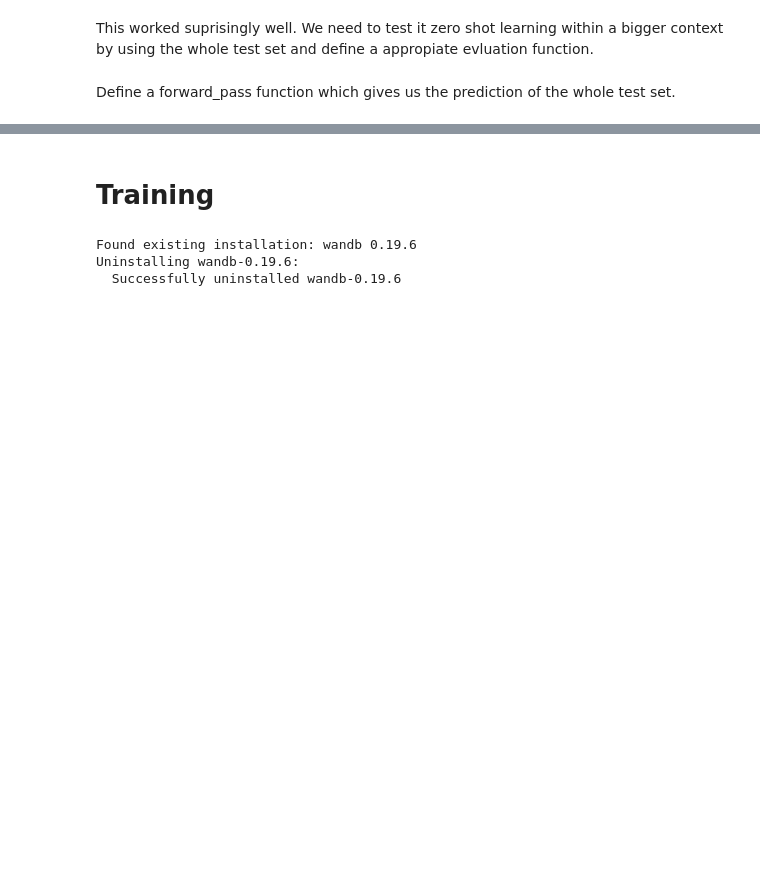
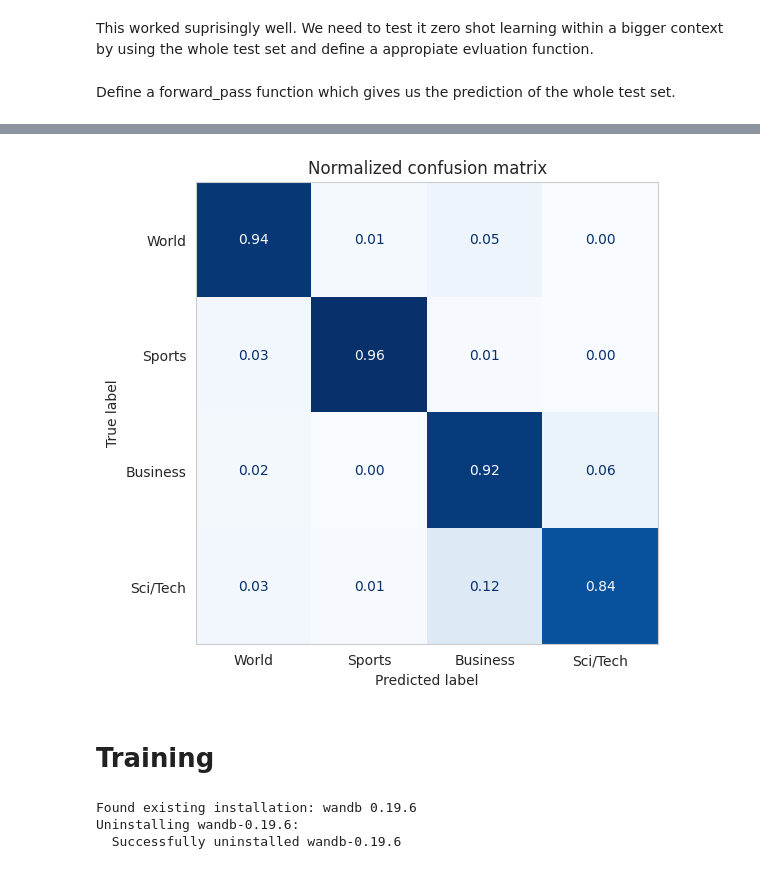
Before and after one commit to DanielHolzwart/Instruction-based-classification-with-Flan-T5-large-model-qlora, a Jupyter notebook: Instruction_based_classification_with_Flan_T5_large_model_+_qlora.ipynb, the cells around one changed output, grey strips where cells are left out. Cells and saved outputs as stored; diff of their text form; code cells hidden in the pictures; blank space fills up the shorter version.

```diff
--- a/Instruction_based_classification_with_Flan_T5_large_model_+_qlora.ipynb
+++ b/Instruction_based_classification_with_Flan_T5_large_model_+_qlora.ipynb
@@ -321,0 +408,2 @@ plot_confusion_matrix(y_pred, y_true, labels_chr)
+# %%
+news_dataset_few_shot_encoded.set_format('torch', columns = ['input_ids','attention_mask', 'label'])
@@ -322,3 +412,25 @@ plot_confusion_matrix(y_pred, y_true, labels_chr)
+# %%
+def forward_pass(batch):
+    inputs = {k:v.to(device) for k,v in batch.items() if k in tokenizer.model_input_names}
+    with torch.no_grad():
+        output = model.generate(**inputs, generation_config=generation_config)
+        prediction = tokenizer.batch_decode(output, skip_special_tokens=True)
+    return {"prediction": prediction}
+# %%
+news_dataset_few_shot_conf = news_dataset_few_shot_encoded['test'].map(forward_pass, batched = True, batch_size = 100)
+# %%
+news_dataset_pred = []
+for pred in news_dataset_few_shot_conf['prediction']:
+    if pred == 'Science/Tech':
+        news_dataset_pred.append('Sci/Tech')
+    else:
+        news_dataset_pred.append(pred)
+# %%
+y_pred = [label2id[x] for x in news_dataset_pred]
+y_true = news_dataset_zero_shot_conf['label']
+plot_confusion_matrix(y_pred, y_true, labels_chr)
+# %% [output]
+[figure, added]
 # %% [markdown]
 # Training
 # %%
```
Also changed, not shown: parts of 21 cells of this notebook.
